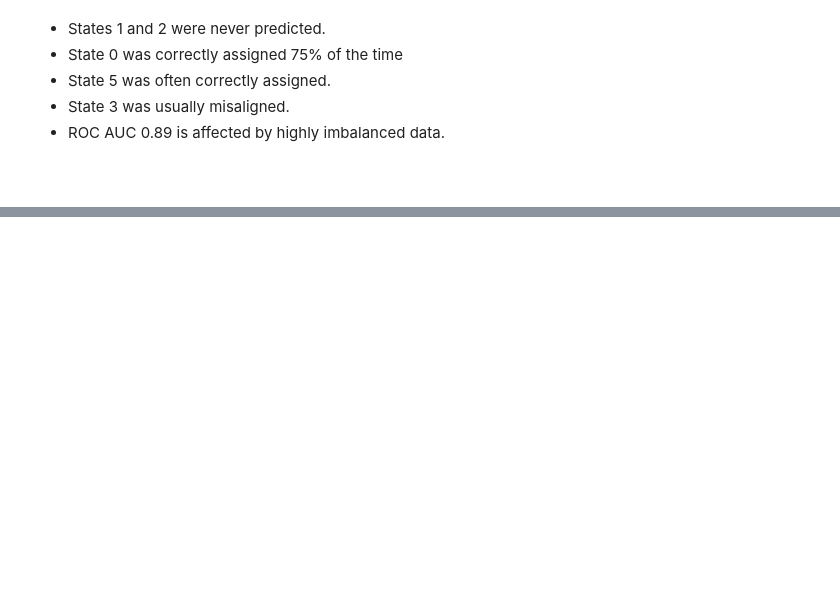
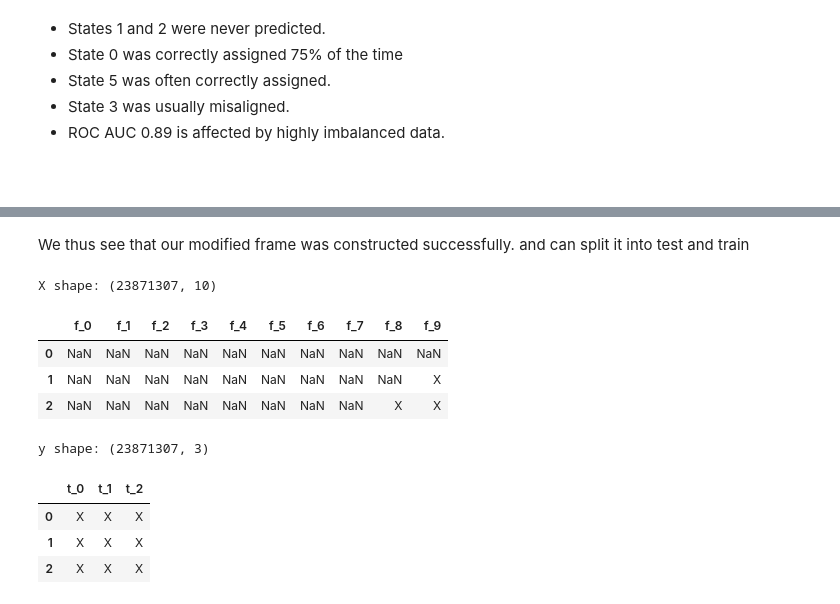
Before and after one commit to Sauciu1/defaulting-risk, a Jupyter notebook: notebooks/nb5_bureau_balance.ipynb, the cells around one changed output, grey strips where cells are left out. Cells and saved outputs as stored; diff of their text form; code cells hidden in the pictures; blank space fills up the shorter version.

```diff
--- a/notebooks/nb5_bureau_balance.ipynb
+++ b/notebooks/nb5_bureau_balance.ipynb
@@ -231,0 +324,20 @@ transition_matrix
+# %% [markdown]
+We thus see that our modified frame was constructed successfully.
+and can split it into test and train
+# %%
+X_train, y_train = bureau_helper.encode_agg_bureau_balance(train_data, lookback=10, forecast=3, include_end_month=False, X_y_split=True)
+print("X shape:", X_train.shape)
+display(X_train.head(3))
+print("y shape:", y_train.shape)
+display(y_train.head(3))
+# %% [output]
+X shape: (23871307, 10)
+|  | f_0 | f_1 | f_2 | f_3 | f_4 | f_5 | f_6 | f_7 | f_8 | f_9 |
+| 0 | NaN | NaN | NaN | NaN | NaN | NaN | NaN | NaN | NaN | NaN |
+| 1 | NaN | NaN | NaN | NaN | NaN | NaN | NaN | NaN | NaN | X |
+| 2 | NaN | NaN | NaN | NaN | NaN | NaN | NaN | NaN | X | X |
+y shape: (23871307, 3)
+|  | t_0 | t_1 | t_2 |
+| 0 | X | X | X |
+| 1 | X | X | X |
+| 2 | X | X | X |
```
Also changed, not shown: parts of 23 cells of this notebook, 6 other files.
